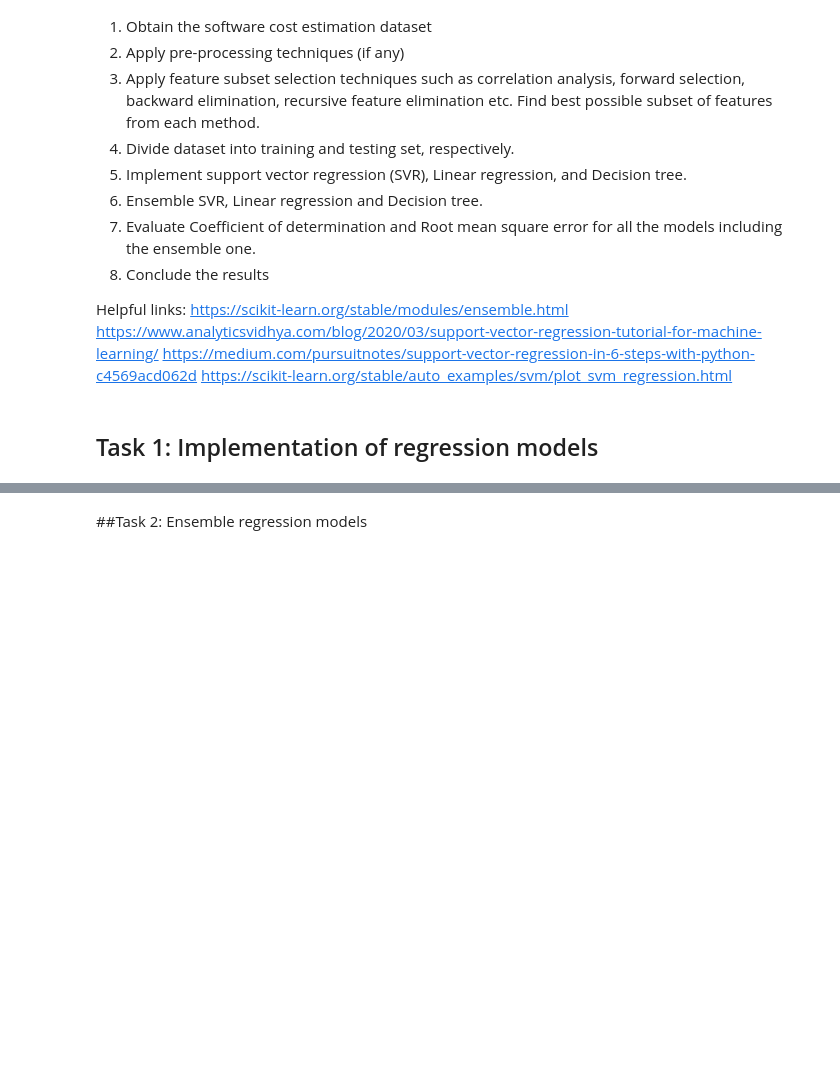
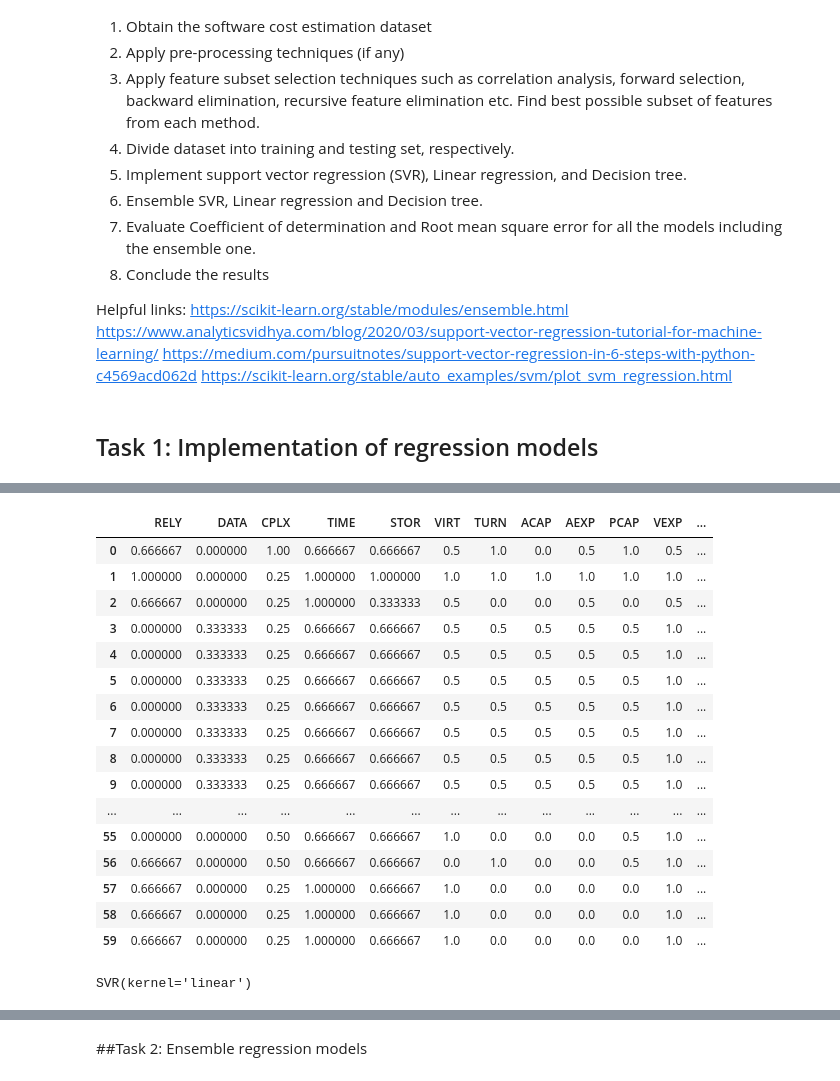
Before and after one commit to VKG5/Learning-Python, a Jupyter notebook: Sem 5/AI-ML/Task_1_Software_cost_estimation.ipynb, the cells around one changed output, grey strips where cells are left out. Drawn from its saved outputs; the diff is of its cells as text; code cells hidden in the pictures; blank space fills up the shorter version.

```diff
--- a/Sem 5/AI-ML/Task_1_Software_cost_estimation.ipynb
+++ b/Sem 5/AI-ML/Task_1_Software_cost_estimation.ipynb
@@ -70,0 +85,32 @@ ValueError: could not convert string to float: '278                           %\
+# %%
+# Preprocessing
+# Encoding categorical variables (if any)
+# Feature Scaling
+# Filling missing values (if any)
+le=LabelEncoder()
+minmax=MinMaxScaler()
+for col in data.columns:
+    if(data[col].dtype==object):
+        data[col]=le.fit_transform(data[col])
+temp=data.iloc[:,-1]
+data=pd.DataFrame(minmax.fit_transform(data.iloc[:,:-1]),columns=data.iloc[:,:-1].columns)
+data["ACT_EFFORT"]=temp
+data
+# %% [output]
+|  | RELY | DATA | CPLX | TIME | STOR | VIRT | TURN | ACAP | AEXP | PCAP | VEXP | ... |
+| 0 | 0.666667 | 0.000000 | 1.00 | 0.666667 | 0.666667 | 0.5 | 1.0 | 0.0 | 0.5 | 1.0 | 0.5 | ... |
+| 1 | 1.000000 | 0.000000 | 0.25 | 1.000000 | 1.000000 | 1.0 | 1.0 | 1.0 | 1.0 | 1.0 | 1.0 | ... |
+| 2 | 0.666667 | 0.000000 | 0.25 | 1.000000 | 0.333333 | 0.5 | 0.0 | 0.0 | 0.5 | 0.0 | 0.5 | ... |
+| 3 | 0.000000 | 0.333333 | 0.25 | 0.666667 | 0.666667 | 0.5 | 0.5 | 0.5 | 0.5 | 0.5 | 1.0 | ... |
+| 4 | 0.000000 | 0.333333 | 0.25 | 0.666667 | 0.666667 | 0.5 | 0.5 | 0.5 | 0.5 | 0.5 | 1.0 | ... |
+| 5 | 0.000000 | 0.333333 | 0.25 | 0.666667 | 0.666667 | 0.5 | 0.5 | 0.5 | 0.5 | 0.5 | 1.0 | ... |
+| 6 | 0.000000 | 0.333333 | 0.25 | 0.666667 | 0.666667 | 0.5 | 0.5 | 0.5 | 0.5 | 0.5 | 1.0 | ... |
+| 7 | 0.000000 | 0.333333 | 0.25 | 0.666667 | 0.666667 | 0.5 | 0.5 | 0.5 | 0.5 | 0.5 | 1.0 | ... |
+| 8 | 0.000000 | 0.333333 | 0.25 | 0.666667 | 0.666667 | 0.5 | 0.5 | 0.5 | 0.5 | 0.5 | 1.0 | ... |
+| 9 | 0.000000 | 0.333333 | 0.25 | 0.666667 | 0.666667 | 0.5 | 0.5 | 0.5 | 0.5 | 0.5 | 1.0 | ... |
+| ... | ... | ... | ... | ... | ... | ... | ... | ... | ... | ... | ... | ... |
+| 55 | 0.000000 | 0.000000 | 0.50 | 0.666667 | 0.666667 | 1.0 | 0.0 | 0.0 | 0.0 | 0.5 | 1.0 | ... |
+| 56 | 0.666667 | 0.000000 | 0.50 | 0.666667 | 0.666667 | 0.0 | 1.0 | 0.0 | 0.0 | 0.5 | 1.0 | ... |
+| 57 | 0.666667 | 0.000000 | 0.25 | 1.000000 | 0.666667 | 1.0 | 0.0 | 0.0 | 0.0 | 0.0 | 1.0 | ... |
+| 58 | 0.666667 | 0.000000 | 0.25 | 1.000000 | 0.666667 | 1.0 | 0.0 | 0.0 | 0.0 | 0.0 | 1.0 | ... |
+| 59 | 0.666667 | 0.000000 | 0.25 | 1.000000 | 0.666667 | 1.0 | 0.0 | 0.0 | 0.0 | 0.0 | 1.0 | ... |
@@ -75,2 +127,12 @@ ValueError: could not convert string to float: '278                           %\
+# %%
+# Build regression models
+dtr=DecisionTreeRegressor()
+dtr.fit(x_train,y_train)
+lr=LinearRegression()
+lr.fit(x_train,y_train)
+svr=SVR(kernel="linear")
+svr.fit(x_train,y_train)
+# %% [output]
+SVR(kernel='linear')
 # %%
 # Evaluate the build model on test dataset
```
Also changed, not shown: parts of 15 cells of this notebook, 3 other files.
